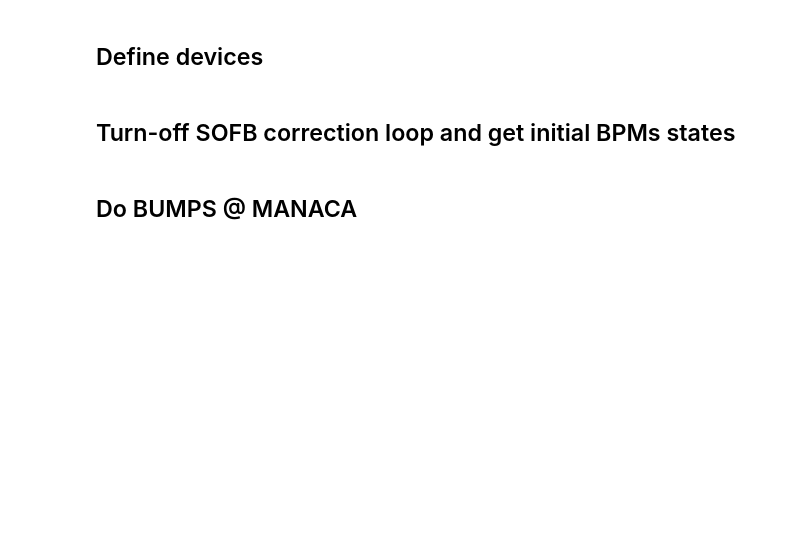
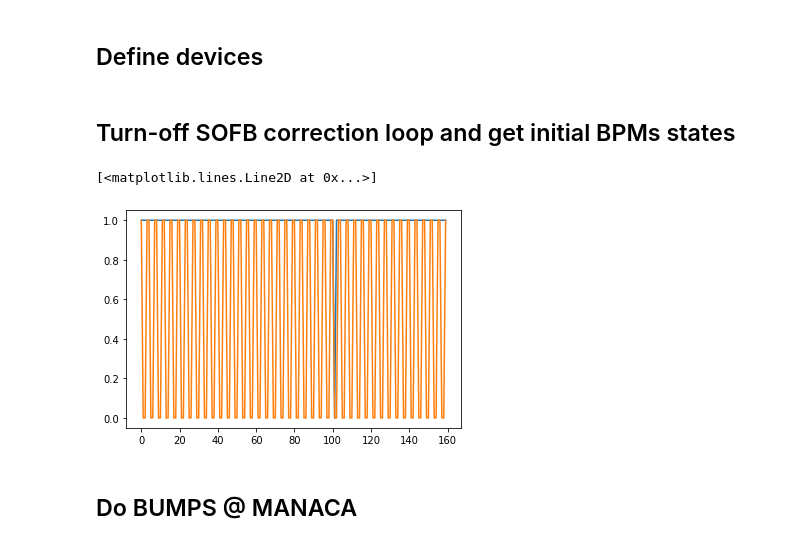
Before and after one commit to lnls-ids/machine-study-scripts, a Jupyter notebook: xbpms_measurements/scan_bumps.ipynb, the cells around one changed output. Drawn from its saved outputs; the diff is of its cells as text; code cells hidden in the pictures; blank space fills up the shorter version.

```diff
--- a/xbpms_measurements/scan_bumps.ipynb
+++ b/xbpms_measurements/scan_bumps.ipynb
@@ -409,13 +534,15 @@ def do_bumps(angsx, angsy, subsec, idlist, currinfo, sofb, xbpmlist, names):
 ## Define devices
 # %%
 sofb = SOFB(SOFB.DEVICES.SI)
+fofb = HLFOFB(HLFOFB.DEVICES.SI)
 currinfo = CurrInfoSI()
 clt = ConfigDBClient(config_type="si_orbit")
 ref_orb = clt.get_config_value("ref_orb")
 refx = np.array(ref_orb["x"])
 refy = np.array(ref_orb["y"])
 
-apu = APU(APU.DEVICES.APU22_09SA)
-vpu = VPU(VPU.DEVICES.VPU29_06SB)
+apu_mnc = APU(APU.DEVICES.APU22_09SA)
+vpu_cnb = VPU(VPU.DEVICES.VPU29_06SB)
+vpu_cat = VPU(VPU.DEVICES.VPU29_07SP)
 # %%
 xbpm_cnb = xbpmCNB(1)
@@ -434,2 +558,16 @@ bpmyenbl = sofb.bpmyenbl
+# %%
+# sofb.cmd_turn_off_autocorr()
+
+bpmxenbl_sofb = np.copy(sofb.bpmxenbl)
+bpmyenbl_sofb = np.copy(sofb.bpmyenbl)
+
+bpmxenbl_fofb = np.copy(fofb.bpmxenbl)
+bpmyenbl_fofb = np.copy(fofb.bpmyenbl)
+# %%
+plt.plot(bpmxenbl_sofb)
+plt.plot(bpmxenbl_fofb)
+# %% [output]
+[<matplotlib.lines.Line2D at 0x...>]
+[figure, added]
 # %% [markdown]
 ## Do BUMPS @ MANACA
```
Also changed, not shown: parts of 26 cells of this notebook.
